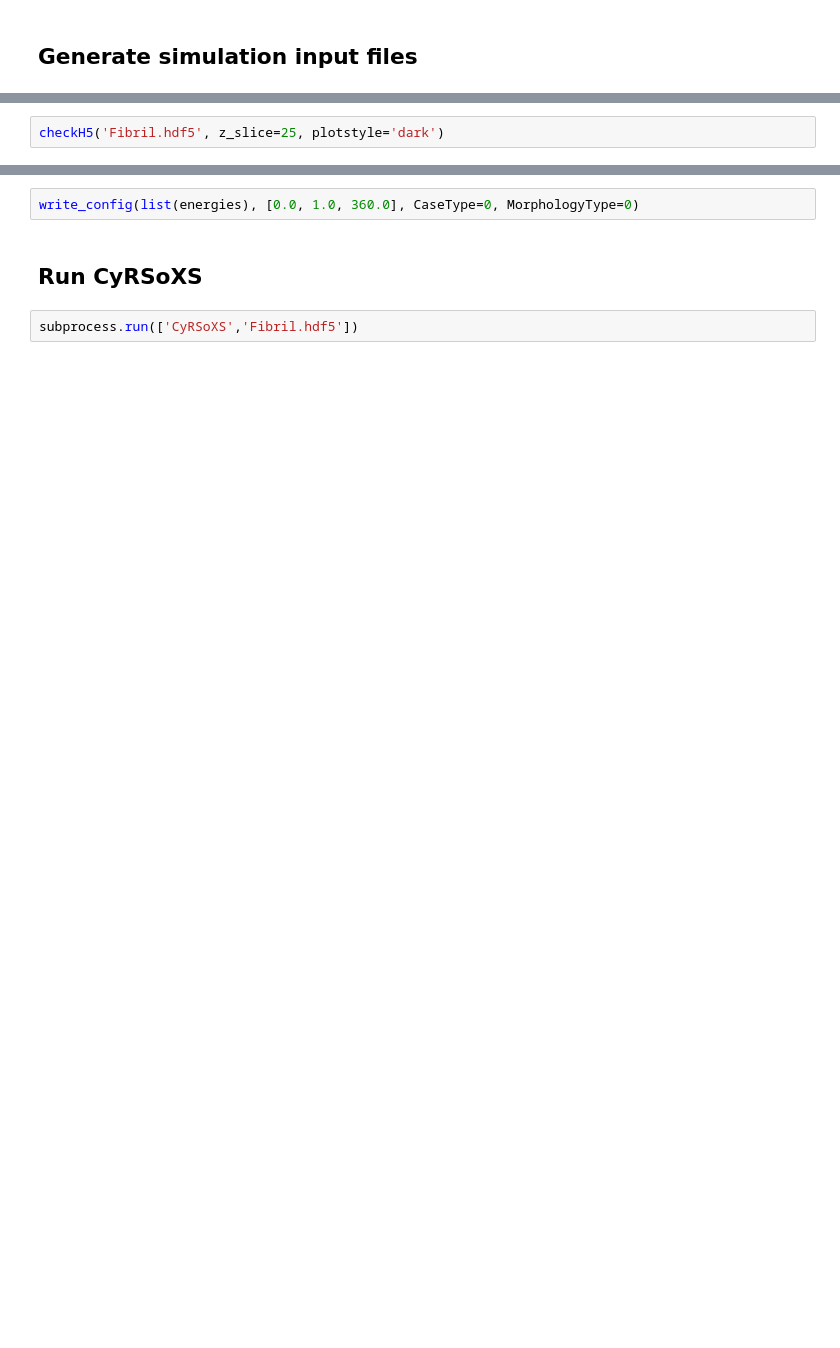
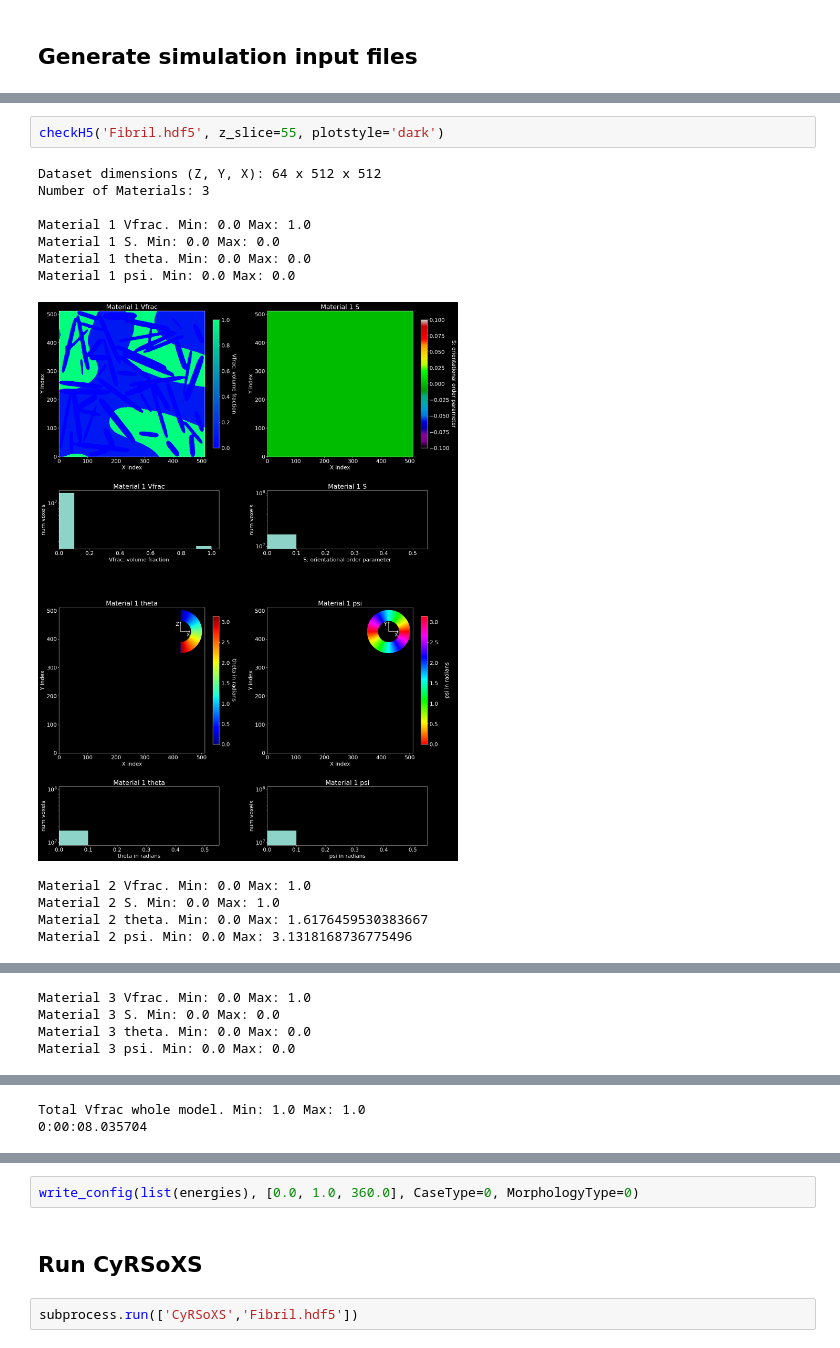
Before and after one commit to devoncallan/DopantModeling, a Jupyter notebook: Fibril Generator.ipynb, the cells around one changed output, grey strips where cells are left out. Saved outputs shown, nothing was run; the diff lists cells and outputs as text; blank space fills up the shorter version.

```diff
--- a/Fibril Generator.ipynb
+++ b/Fibril Generator.ipynb
@@ -115,2 +145,15 @@ write_hdf5([[mat1_Vfrac, mat1_S, mat1_theta, mat1_psi],
 # %%
-checkH5('Fibril.hdf5', z_slice=25, plotstyle='dark')
+checkH5('Fibril.hdf5', z_slice=55, plotstyle='dark')
+# %% [output]
+Dataset dimensions (Z, Y, X): 64 x 512 x 512
+Number of Materials: 3
+
+Material 1 Vfrac. Min: 0.0 Max: 1.0
+Material 1 S. Min: 0.0 Max: 0.0
+Material 1 theta. Min: 0.0 Max: 0.0
+Material 1 psi. Min: 0.0 Max: 0.0
+[figure, added]
+Material 2 Vfrac. Min: 0.0 Max: 1.0
+Material 2 S. Min: 0.0 Max: 1.0
+Material 2 theta. Min: 0.0 Max: 1.6176459530383667
+Material 2 psi. Min: 0.0 Max: 3.1318168736775496
@@ -116,0 +161,4 @@ checkH5('Fibril.hdf5', z_slice=25, plotstyle='dark')
+Material 3 Vfrac. Min: 0.0 Max: 1.0
+Material 3 S. Min: 0.0 Max: 0.0
+Material 3 theta. Min: 0.0 Max: 0.0
+Material 3 psi. Min: 0.0 Max: 0.0
@@ -117 +166,3 @@ checkH5('Fibril.hdf5', z_slice=25, plotstyle='dark')
+Total Vfrac whole model. Min: 1.0 Max: 1.0
+0:00:08.035704
 # %%
```
Also changed, not shown: parts of 25 cells of this notebook, 11 other files.
